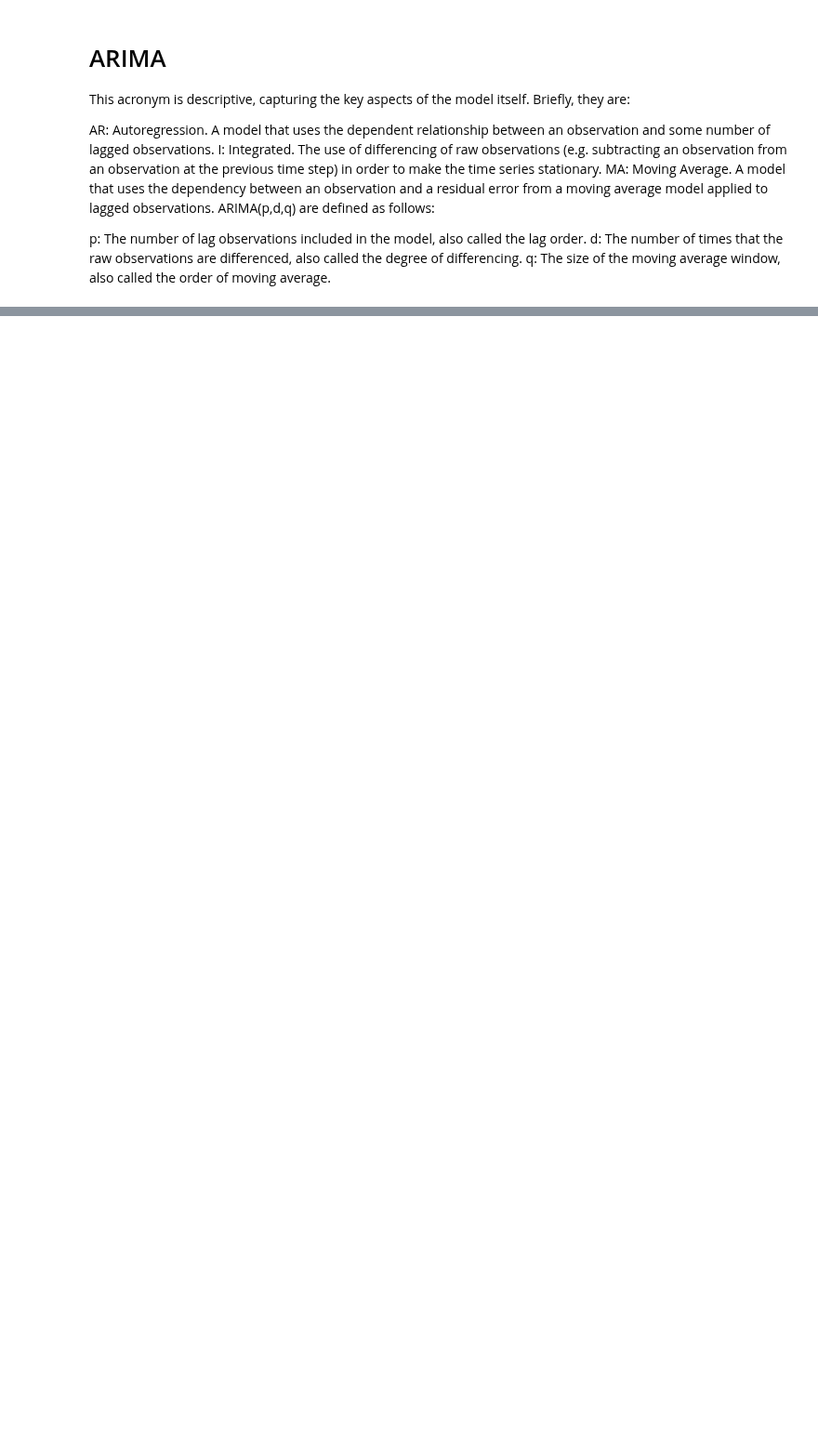
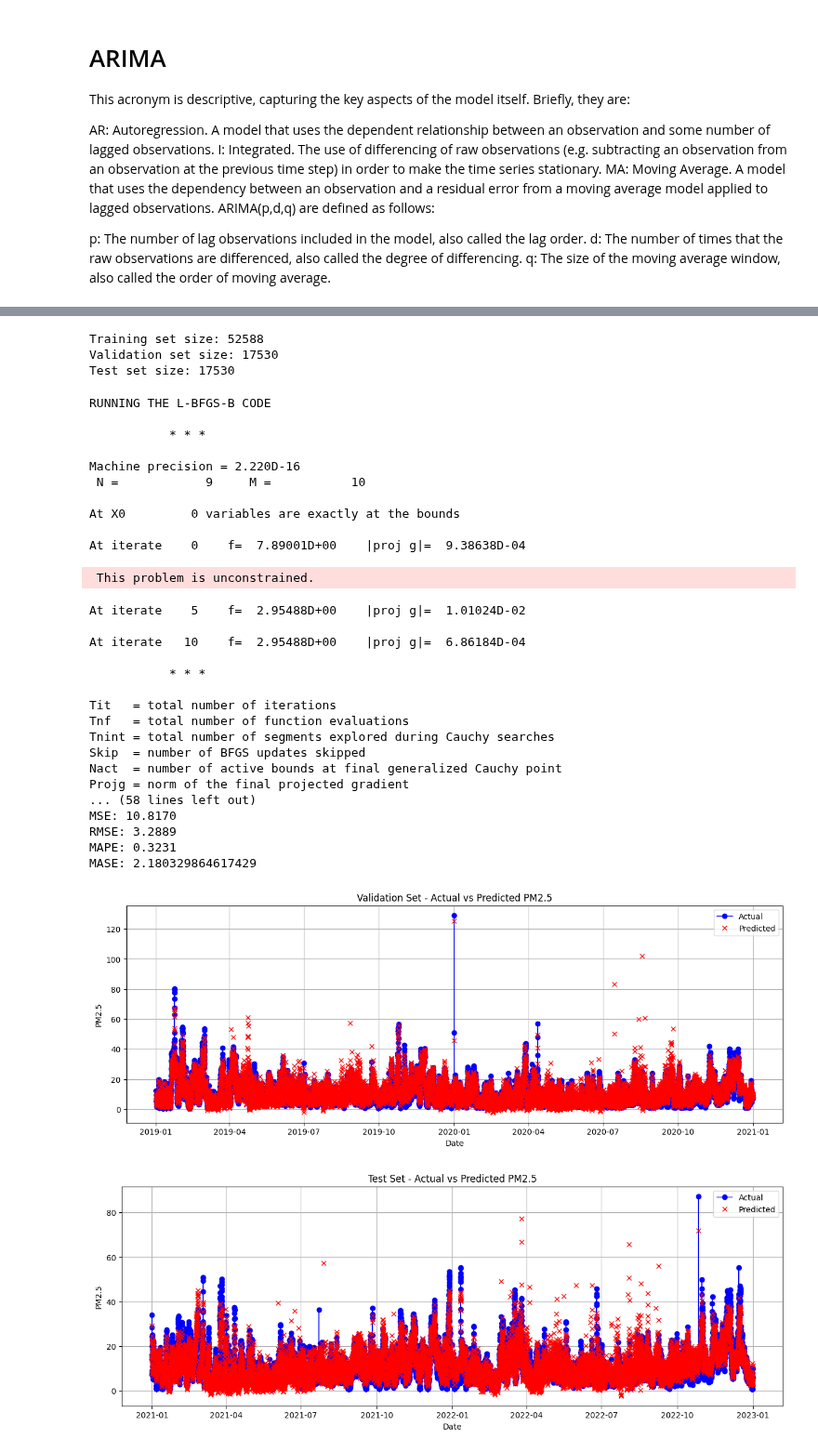
Before and after one commit to tugcekonuklar/irp-air-pollution, a Jupyter notebook: src/notebook/irp_pm_traditional.ipynb, the cells around one changed output, grey strips where cells are left out. Shown at 93% size. Cells and saved outputs as stored; diff of their text form; code cells hidden in the pictures; blank space fills up the shorter version.

Commit message:
fix arimax algorithm prediction problem and add time frequencies

```diff
--- a/src/notebook/irp_pm_traditional.ipynb
+++ b/src/notebook/irp_pm_traditional.ipynb
@@ -22,8 +20,28 @@ import traditional as td
 
 * Load Data
 # %%
-df= mb.get_cleaned_datetime_df()
-# Set Index
-df['Start'] = pd.to_datetime(df['Start'])
-mb.set_start_index(df, 'Start')
-df.head()
+# df= mb.get_cleaned_datetime_df()
+# # Set Index
+# df['Start'] = pd.to_datetime(df['Start'])
+# mb.set_start_index(df, 'Start')
+# df.head()
+
+
+df_hourly, df_daily, df_weekly, df_monthly = mb.read_date_freq()
+
+
+## TIMESTAMP INDEX
+# HOURLY
+mb.set_start_date_time_index(df_hourly)
+
+
+# DAILY
+mb.set_start_date_time_index(df_daily)
+
+
+# WEEKLY
+mb.set_start_date_time_index(df_weekly)
+
+
+# MONTHLY
+mb.set_start_date_time_index(df_monthly)
@@ -127,0 +72,37 @@ td.expomnential_smooting_train_and_evolve(df)
+# %%
+# HOURLY
+td.arimax_train_and_evolve(df_hourly)
+# %% [output]
+Training set size: 52588
+Validation set size: 17530
+Test set size: 17530
+RUNNING THE L-BFGS-B CODE
+
+           * * *
+
+Machine precision = 2.220D-16
+ N =            9     M =           10
+
+At X0         0 variables are exactly at the bounds
+
+At iterate    0    f=  7.89001D+00    |proj g|=  9.38638D-04
+ This problem is unconstrained.
+At iterate    5    f=  2.95488D+00    |proj g|=  1.01024D-02
+
+At iterate   10    f=  2.95488D+00    |proj g|=  6.86184D-04
+
+           * * *
+
+Tit   = total number of iterations
+Tnf   = total number of function evaluations
+Tnint = total number of segments explored during Cauchy searches
+Skip  = number of BFGS updates skipped
+Nact  = number of active bounds at final generalized Cauchy point
+Projg = norm of the final projected gradient
+... (58 lines left out)
+MSE: 10.8170
+RMSE: 3.2889
+MAPE: 0.3231
+MASE: 2.180329864617429
+[figure, added]
+[figure, added]
```
Also changed, not shown: parts of 16 cells of this notebook, 4 other files.
